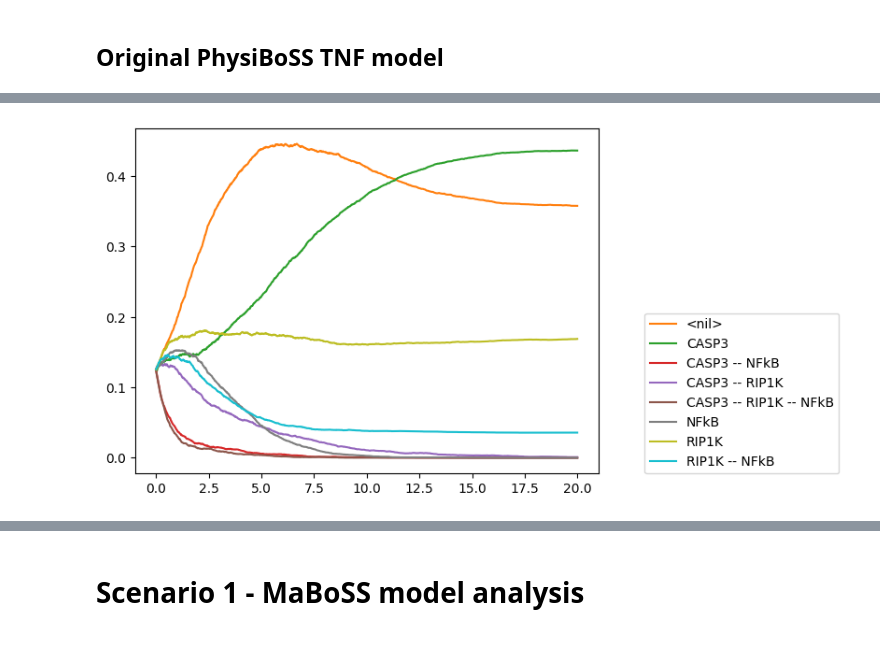
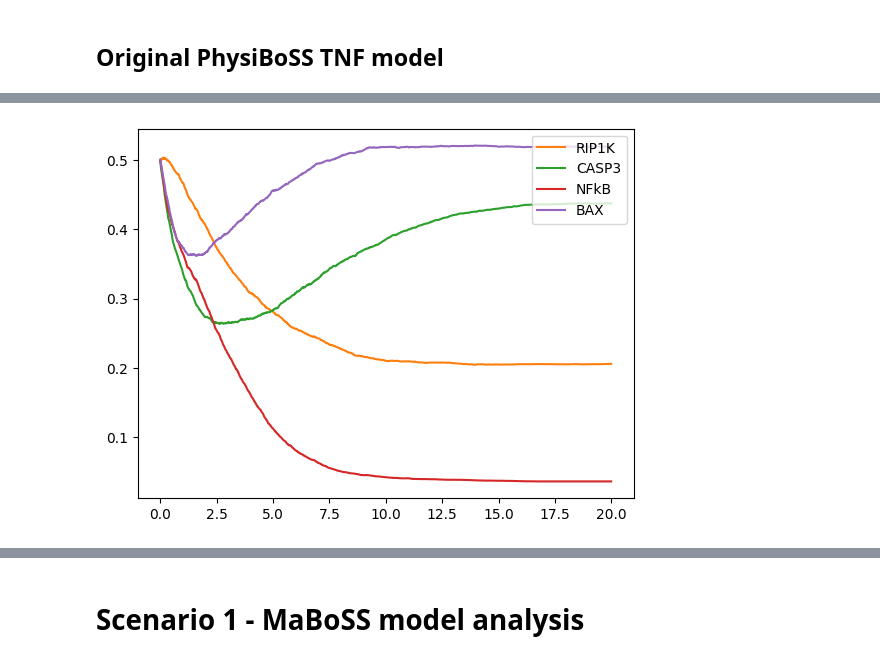
Before and after one commit to marcorusc/Supp_mat_MCP_orchestrator, a Jupyter notebook: Scenarios_analysis.ipynb, the cells around one changed output, grey strips where cells are left out. Drawn from its saved outputs; the diff is of its cells as text; code cells hidden in the pictures.

```diff
--- a/Scenarios_analysis.ipynb
+++ b/Scenarios_analysis.ipynb
@@ -40,15 +23,15 @@ list(masim_tnf.network.keys())
 # %%
 masim_tnf = maboss.load(tnf_simple_bnd, tnf_simple_cfg)
 
 for node in list(masim_tnf.network.keys()):
     masim_tnf.network.set_istate(node, [0.5, 0.5])
 
 masim_tnf.update_parameters(max_time=20, sample_count=10000)
 
-masim_tnf.network.set_output(["RIP1K", "CASP3", "NFkB"])
+masim_tnf.network.set_output(["BAX", "CASP3", "NFkB", "RIP1K"])
 
 results_tnf = masim_tnf.run()
 
-results_tnf.plot_trajectory()
+results_tnf.plot_node_trajectory()
 # %% [output]
-[figure, old version]
+[figure, new version]
```
Also changed, not shown: parts of 53 cells of this notebook, 11 other files.
